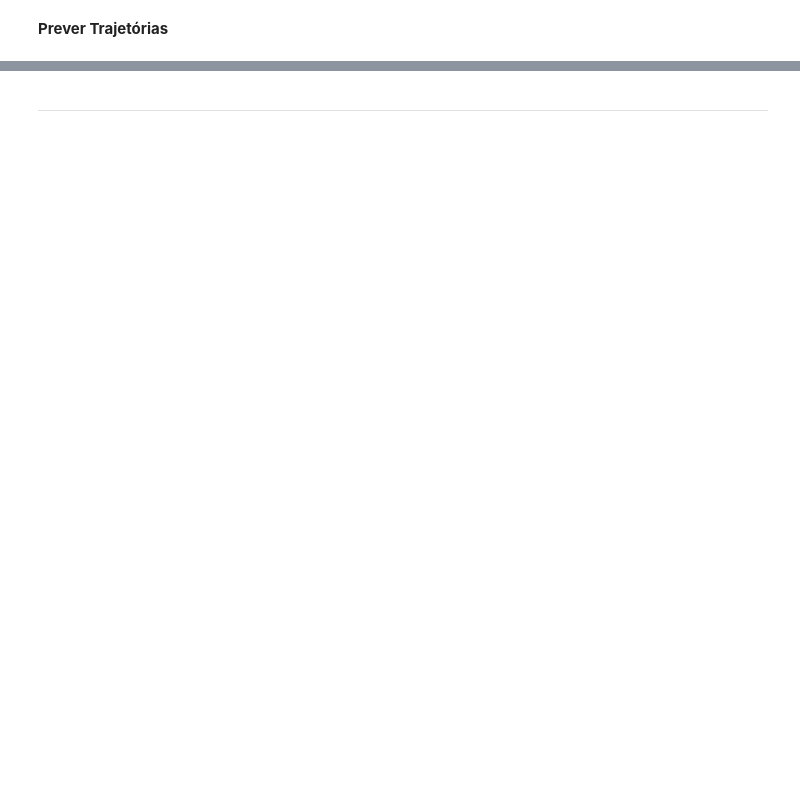
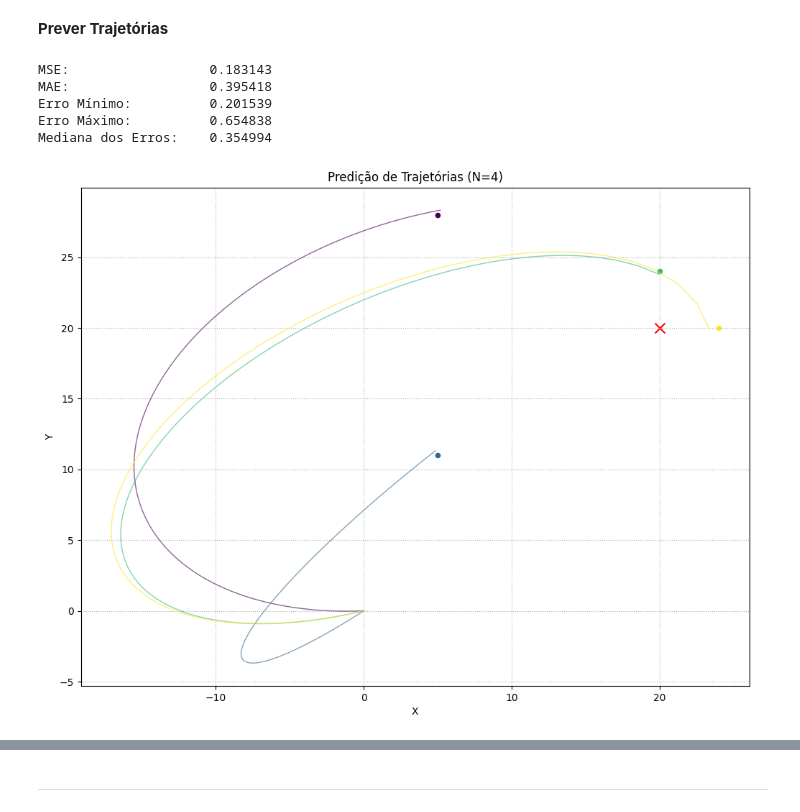
Before and after one commit to VitinDenoyr/TrajectoryPredictor, a Jupyter notebook: notebook.ipynb, the cells around one changed output, grey strips where cells are left out. Drawn from its saved outputs; the diff is of its cells as text; code cells hidden in the pictures; blank space fills up the shorter version.

```diff
--- a/notebook.ipynb
+++ b/notebook.ipynb
@@ -632,15 +635,15 @@ defaultModel = {
     'optimizer': 'Adam',
     'layers': [96, 96, 96],
     'activations': [nn.ReLU(), nn.ReLU(), nn.ReLU()],
-    'limSpeed': [1, 20], #era [1
-    'limTime': [1, 10], #era [1
+    'limSpeed': [0, 20],
+    'limTime': [0, 10],
     'limAngle': [0, 2*np.pi],
     'device': 'cpu',
     'stage': 0,
     # Hiperparâmetros variáveis - Um mesmo modelo pode ser executado com diferentes valores destes
-    'epochs': 60000,
+    'epochs': 20000,
     'learningRate': 1e-4,
-    'stepsPerSimulation': 225,
+    'stepsPerSimulation': 200,
     'pointsPerLoss': 1024,
     'maxDistance': 20,
     'bodies': [
@@ -685,6 +697,13 @@ instance.plot_loss()
 # %% [markdown]
 **Prever Trajetórias**
 # %%
-instance.predict([[1,0.3],[5,4],[20,24],[24,20]])
+instance.predict([[5,28],[5,11],[20,24],[24,20]])
+# %% [output]
+MSE:                  0.183143
+MAE:                  0.395418
+Erro Mínimo:          0.201539
+Erro Máximo:          0.654838
+Mediana dos Erros:    0.354994
+[figure, added]
 # %%
 instance.predict(50)
```
Also changed, not shown: parts of 5 cells of this notebook, 5 other files.
